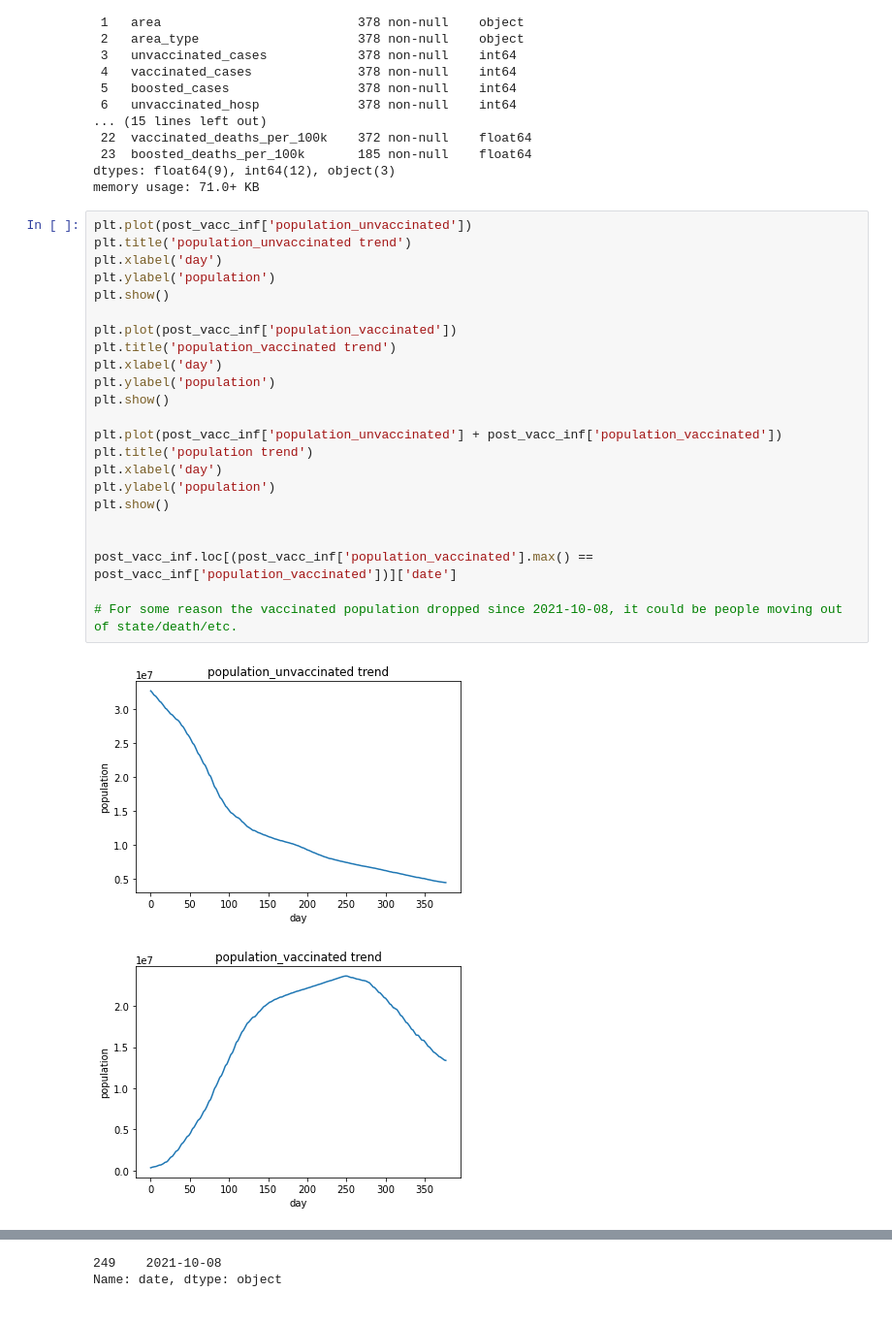
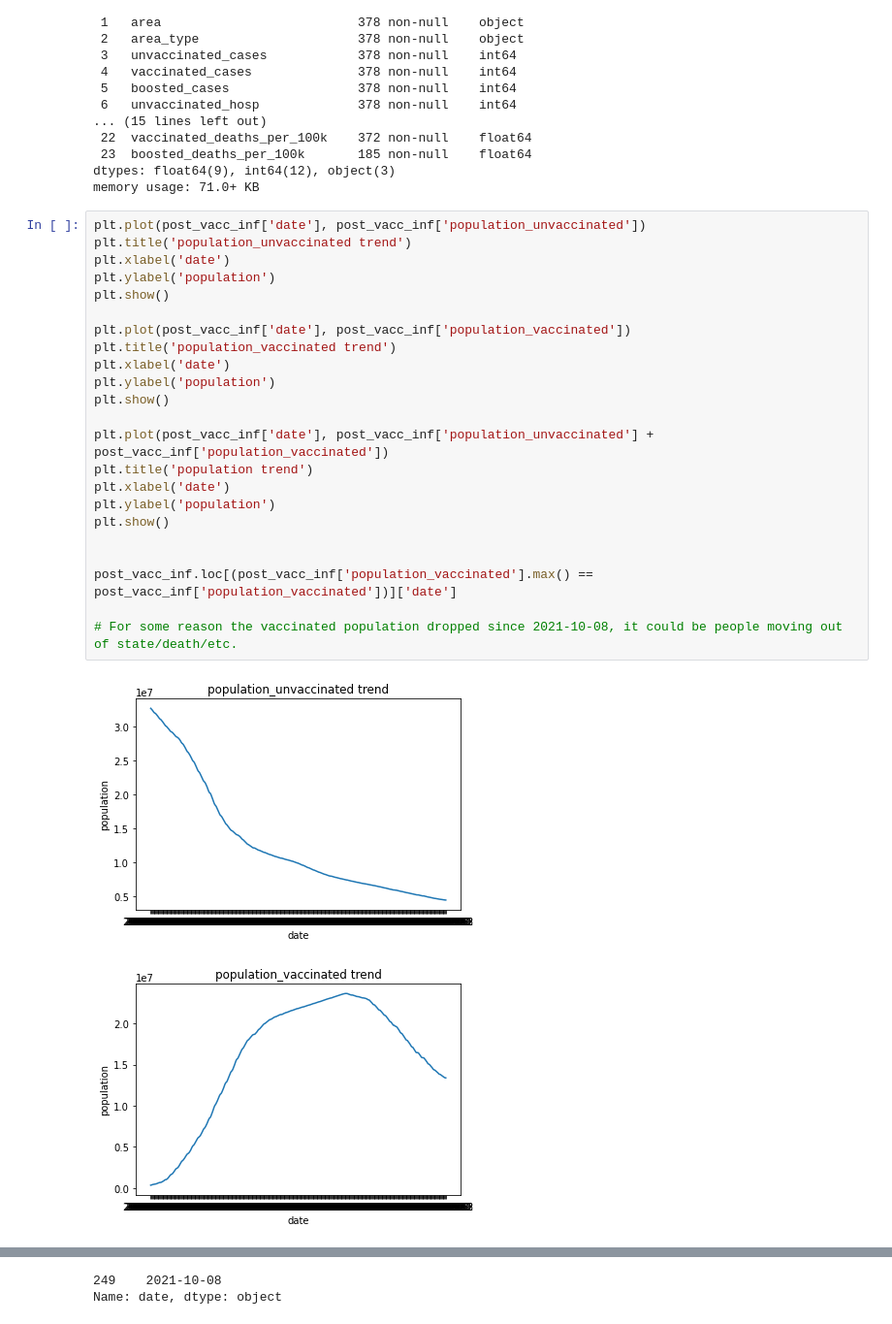
Before and after one commit to RunfengJiang/CMPE-255_Project_Team8, a Jupyter notebook: scripts/Post-Vaccination_Infection_Data_Analysis.ipynb, the cells around one changed output, grey strips where cells are left out. Shown at 97% size. Drawn from its saved outputs; the diff is of its cells as text.

Commit message:
add plot to show comparasions

```diff
--- a/scripts/Post-Vaccination_Infection_Data_Analysis.ipynb
+++ b/scripts/Post-Vaccination_Infection_Data_Analysis.ipynb
@@ -84,28 +84,28 @@ Data columns (total 24 columns):
 dtypes: float64(9), int64(12), object(3)
 memory usage: 71.0+ KB
 # %%
-plt.plot(post_vacc_inf['population_unvaccinated'])
+plt.plot(post_vacc_inf['date'], post_vacc_inf['population_unvaccinated'])
 plt.title('population_unvaccinated trend')
-plt.xlabel('day')
+plt.xlabel('date')
 plt.ylabel('population')
 plt.show()
 
-plt.plot(post_vacc_inf['population_vaccinated'])
+plt.plot(post_vacc_inf['date'], post_vacc_inf['population_vaccinated'])
 plt.title('population_vaccinated trend')
-plt.xlabel('day')
+plt.xlabel('date')
 plt.ylabel('population')
 plt.show()
 
-plt.plot(post_vacc_inf['population_unvaccinated'] + post_vacc_inf['population_vaccinated'])
+plt.plot(post_vacc_inf['date'], post_vacc_inf['population_unvaccinated'] + post_vacc_inf['population_vaccinated'])
 plt.title('population trend')
-plt.xlabel('day')
+plt.xlabel('date')
 plt.ylabel('population')
 plt.show()
 
 
 post_vacc_inf.loc[(post_vacc_inf['population_vaccinated'].max() == post_vacc_inf['population_vaccinated'])]['date']
 
 # For some reason the vaccinated population dropped since 2021-10-08, it could be people moving out of state/death/etc.
 # %% [output]
-[figure, old version]
+[figure, new version]
-[figure, old version]
+[figure, new version]
```
Also changed, not shown: parts of 4 cells of this notebook.
